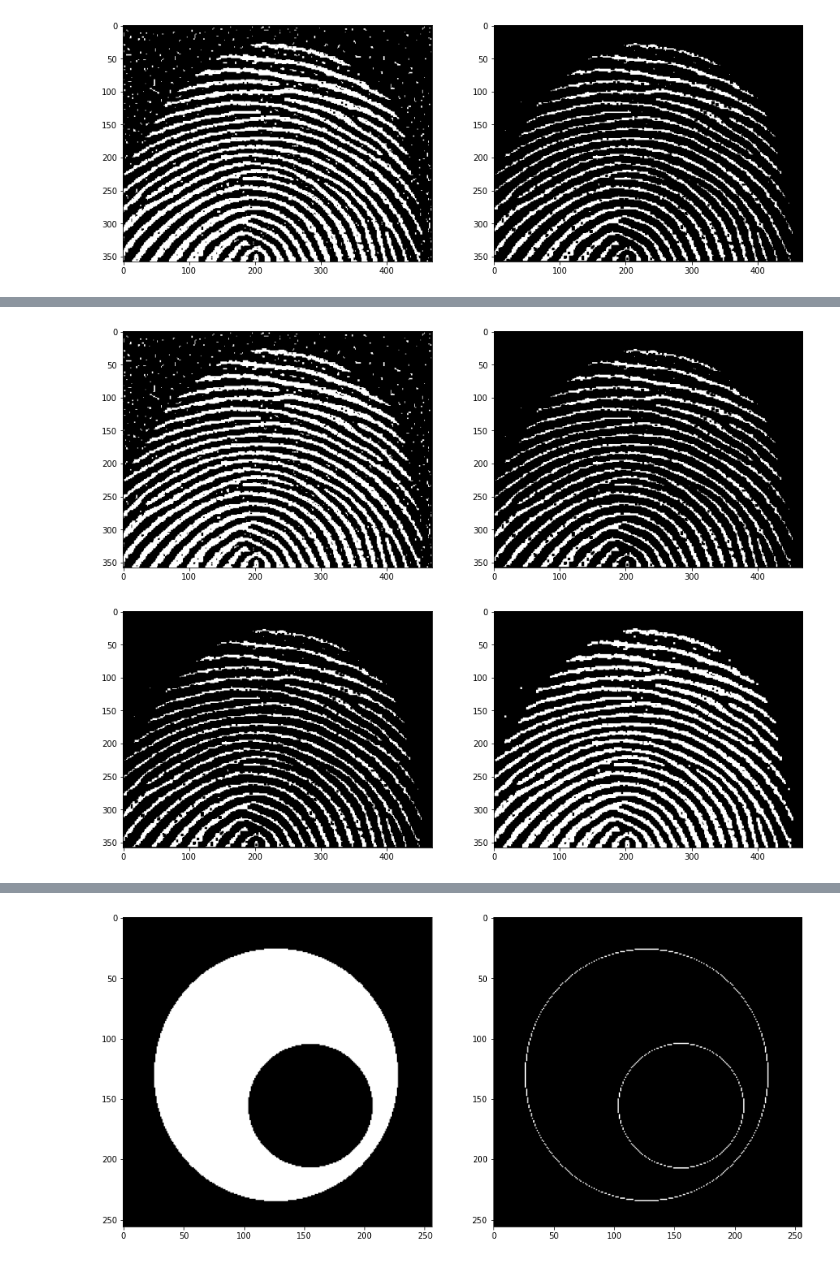
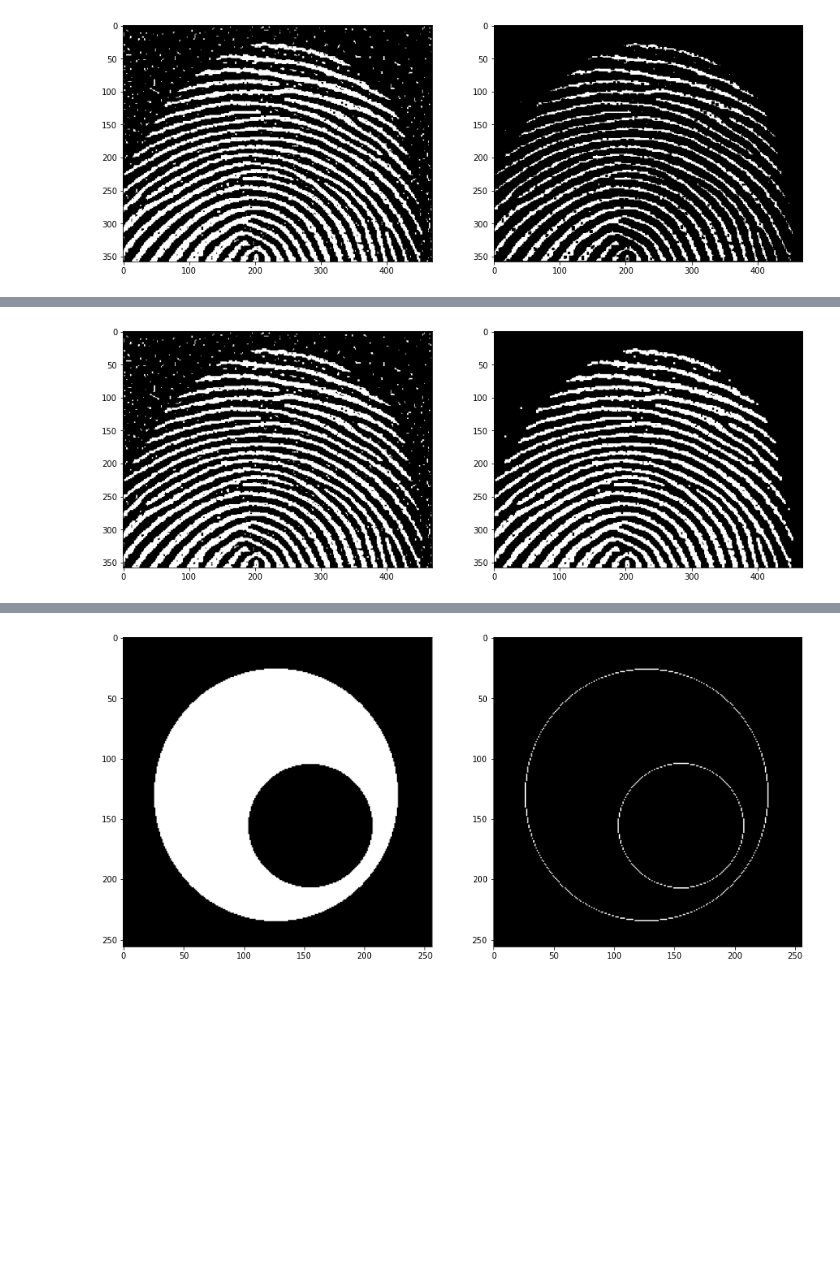
Before and after one commit to samiparnab2/Image-Processing-OpenCV-python, a Jupyter notebook: Morphological.ipynb, the cells around one changed output, grey strips where cells are left out. Drawn from its saved outputs; the diff is of its cells as text; code cells hidden in the pictures; blank space fills up the shorter version.

```diff
--- a/Morphological.ipynb
+++ b/Morphological.ipynb
@@ -54,17 +54,18 @@ def dilation(img,si):
                 img_di[i,j]=255
             else:
                 img_di[i,j]=0
-    plt.figure(figsize=(15,15))
-    plt.subplot(1,2,1)
-    plt.imshow(img,cmap='gray')
-    plt.subplot(1,2,2)
-    plt.imshow(img_di,cmap='gray')
-    plt.show()
+
     return img_di
 
 si=np.array([[1,1,1],
     [1,1,1],
     [1,1,1]])
-dilation(img,si)
+
+plt.figure(figsize=(15,15))
+plt.subplot(1,2,1)
+plt.imshow(img,cmap='gray')
+plt.subplot(1,2,2)
+plt.imshow(dilation(img,si),cmap='gray')
+plt.show()
 # %% [output]
 [figure]
@@ -78,14 +72,19 @@ array([[  0,   0,   0, ...,   0,   0,   0],
 # %%
 #######                       OPENNING                    ######
 
 si=np.array([[1,1,1],
     [1,1,1],
     [1,1,1]])
 op=erosion(img,si)
 op=dilation(op,si)
+plt.figure(figsize=(15,15))
+plt.subplot(1,2,1)
+plt.imshow(img,cmap='gray')
+plt.subplot(1,2,2)
+plt.imshow(op,cmap='gray')
+plt.show()
 # %% [output]
-[figure, old version]
+[figure, new version]
-[figure, removed]
 # %%
 #######                       CLOSING                    ######
 
```
Also changed, not shown: parts of 11 cells of this notebook, 4 other files.
